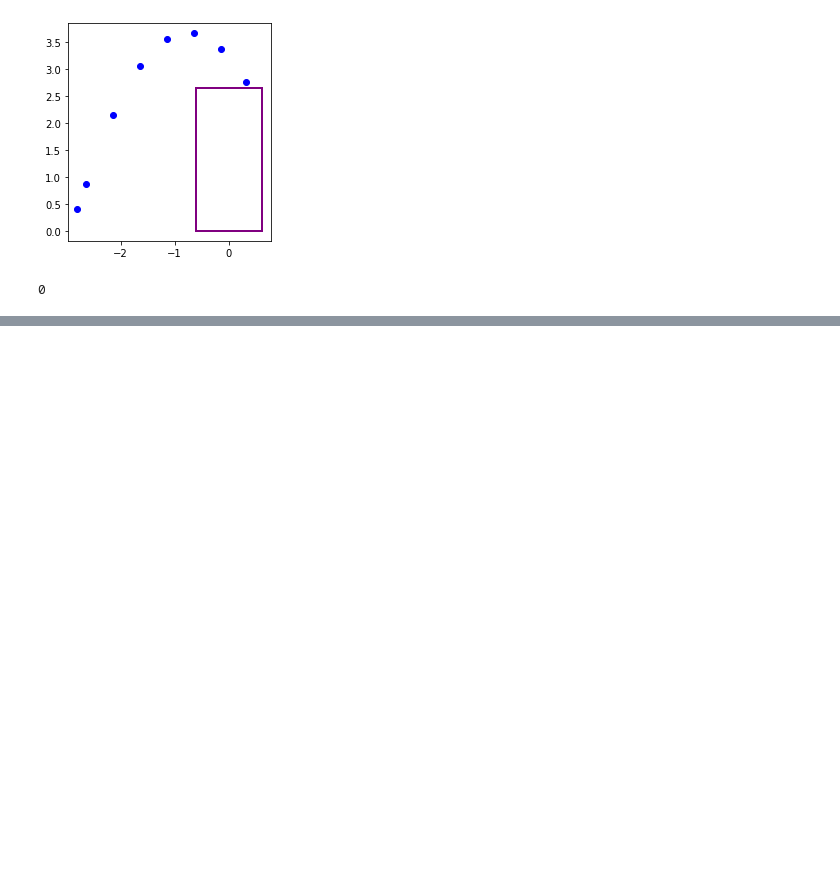
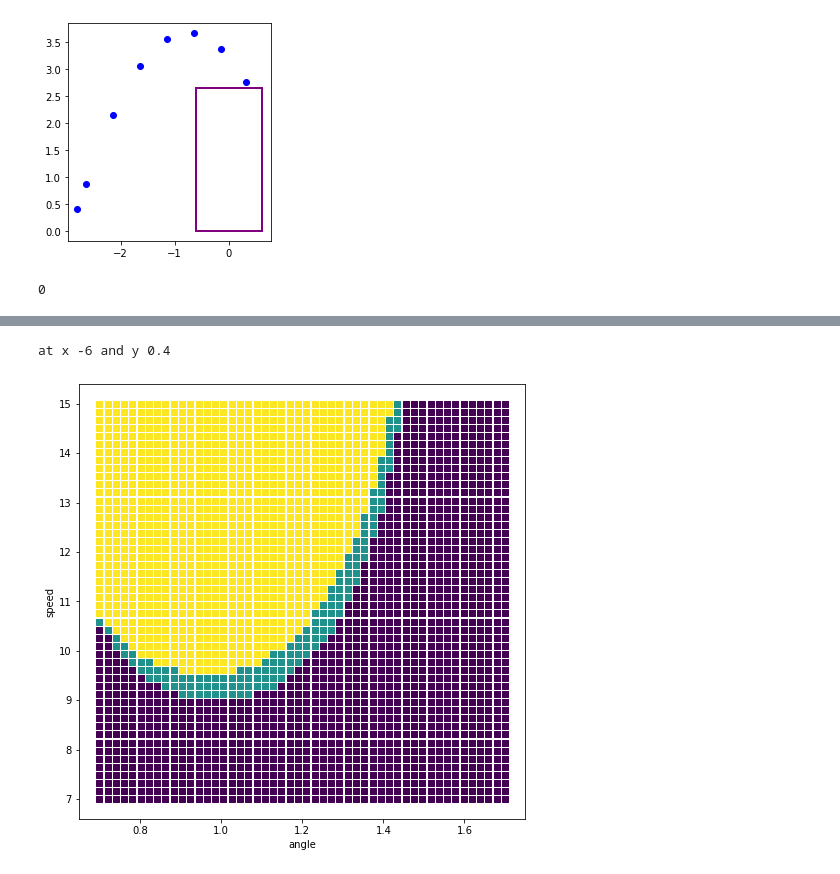
Before and after one commit to qwertpas/shotPlanner2022, a Jupyter notebook: simulate_shot.ipynb, the cells around one changed output, grey strips where cells are left out. Drawn from its saved outputs; the diff is of its cells as text; code cells hidden in the pictures; blank space fills up the shorter version.

```diff
--- a/simulate_shot.ipynb
+++ b/simulate_shot.ipynb
@@ -187,0 +201,5 @@ success
+# %%
+refine_ang_speed_space(-6, 0.4, ang_range_dense=np.linspace(0.7, 1.7, 50), speed_range_dense=np.linspace(7, 15, 50))
+# %% [output]
+at x -6 and y 0.4
+[figure, added]
```
Also changed, not shown: parts of 8 cells of this notebook.
